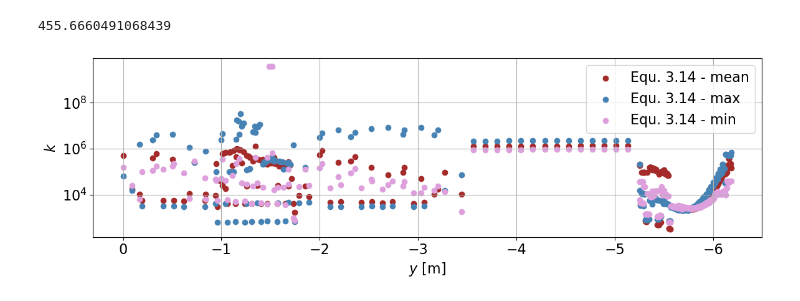
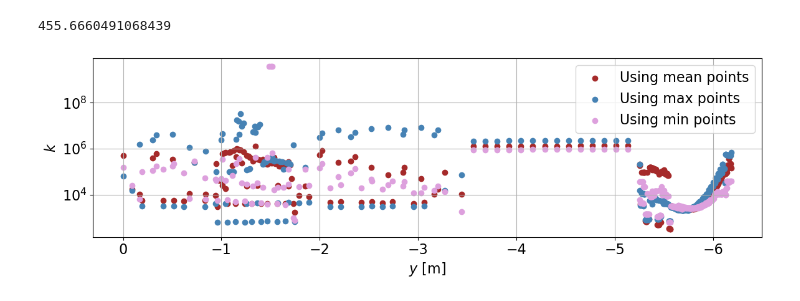
Before and after one commit to eklem1/AdiabaticSpinTransp, a Jupyter notebook: CalculatingK_fromMaps.ipynb, the cells around one changed output. Cells and saved outputs as stored; diff of their text form; code cells hidden in the pictures.

```diff
--- a/CalculatingK_fromMaps.ipynb
+++ b/CalculatingK_fromMaps.ipynb
@@ -997,23 +1152,23 @@ for index, k in enumerate(moreKs_mean):
 # %%
 plt.rcParams.update({'font.size': 16})
 fig = plt.figure(figsize=(12,4))
 
-plt.scatter(df_meanKs['y'], df_meanKs['k'], label="Equ. 3.14 - mean", color="brown")
-plt.scatter(df_maxKs['y'], df_maxKs['k'], label="Equ. 3.14 - max", color="steelblue")
-plt.scatter(df_minKs['y'], df_minKs['k'], label="Equ. 3.14 - min", color="plum")
+plt.scatter(df_meanKs['y'], df_meanKs['k'], label="Using mean points", color="brown")
+plt.scatter(df_maxKs['y'], df_maxKs['k'], label="Using max points", color="steelblue")
+plt.scatter(df_minKs['y'], df_minKs['k'], label="Using min points", color="plum")
 
 # plt.scatter(df_means['y'], moreKs_mean, label="Equ. 3.12 - mean", color='r')
 
 plt.xlabel("$y$ [m]")
 plt.ylabel("$k$")
 # plt.ylim(-1, 200000)
 plt.yscale('log')
 plt.legend()
 plt.grid()
 
 plt.gca().invert_xaxis()
 plt.tight_layout()
 plt.savefig('Photos/InterpolatedMesonHall_K.png', transparent=True)
 plt.show()
 # %% [output]
-[figure, old version]
+[figure, new version]
```
Also changed, not shown: parts of 3 cells of this notebook, 9 other files.
